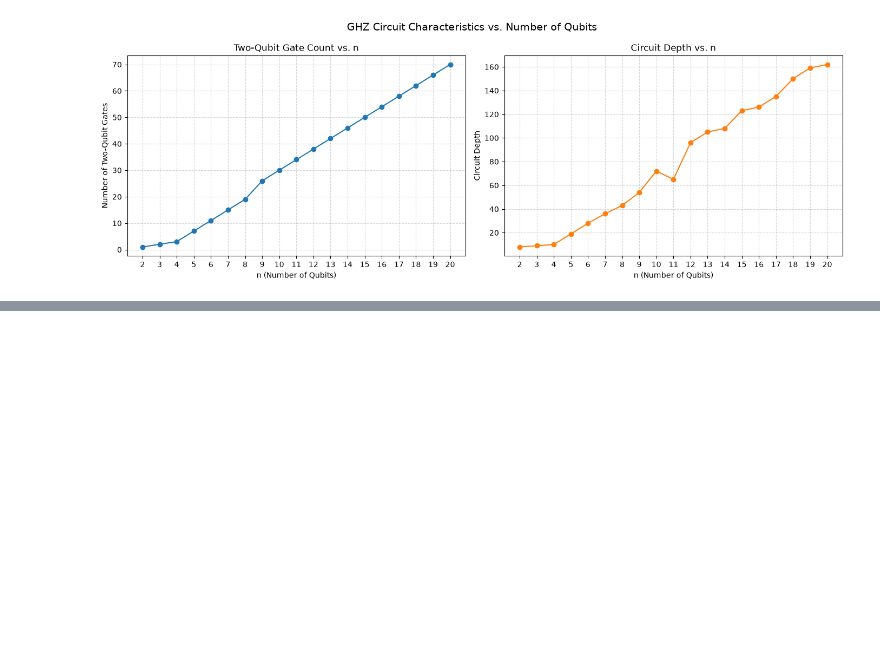
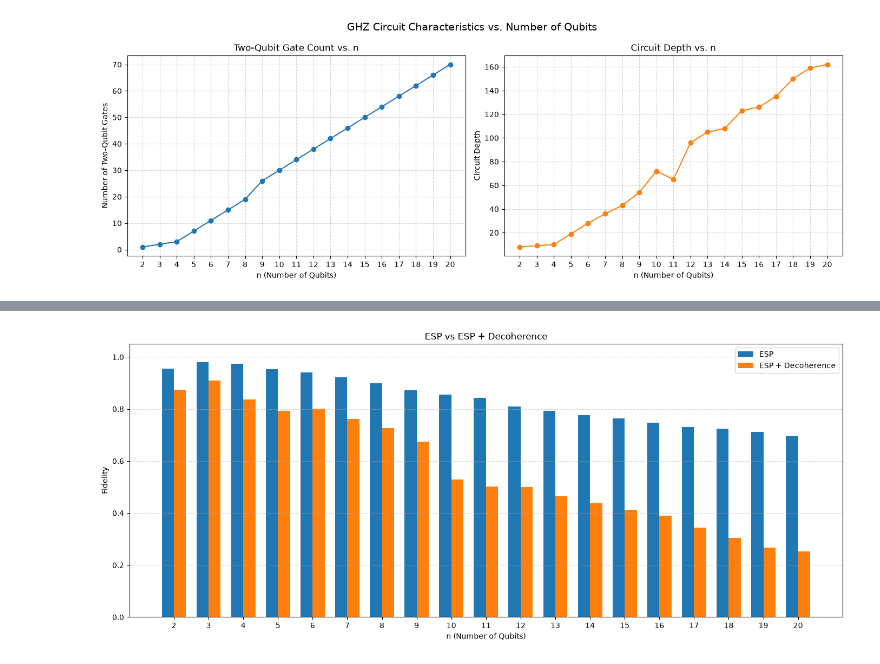
Before and after one commit to Adiro777/IBM-Backend-Properties-and-GHZ-Scaling, a Jupyter notebook: HW1 - IBM Backend Properties and GHZ Scaling.ipynb, the cells around one changed output, grey strips where cells are left out. Cells and saved outputs as stored; diff of their text form; code cells hidden in the pictures; blank space fills up the shorter version.

```diff
--- a/HW1 - IBM Backend Properties and GHZ Scaling.ipynb
+++ b/HW1 - IBM Backend Properties and GHZ Scaling.ipynb
@@ -546,0 +605,27 @@ plt.show()
+# %%
+# ----------------------------------
+# PLOTTING ESP WITH DECOHERENCE
+# ----------------------------------
+n_values = list(range(2, 21))
+esp_list = [esp_values[n] for n in n_values]
+new_esp_list = [new_esp_values[n] for n in n_values]
+
+x = np.arange(len(n_values))
+width = 0.35
+
+plt.figure(figsize=(14, 6))
+plt.bar(x - width/2, esp_list, width, label='ESP')
+plt.bar(x + width/2, new_esp_list, width, label='ESP + Decoherence')
+
+plt.xlabel("n (Number of Qubits)")
+plt.ylabel("Fidelity")
+plt.title("ESP vs ESP + Decoherence")
+plt.xticks(x, n_values)
+plt.ylim(0, 1.05)
+plt.legend()
+plt.grid(True, axis='y', linestyle='--', alpha=0.5)
+plt.tight_layout()
+plt.savefig("figure3_esp_decoherence_comparison.png", dpi=150, bbox_inches="tight")
+plt.show()
+# %% [output]
+[figure, added]
```
Also changed, not shown: parts of 6 cells of this notebook.
